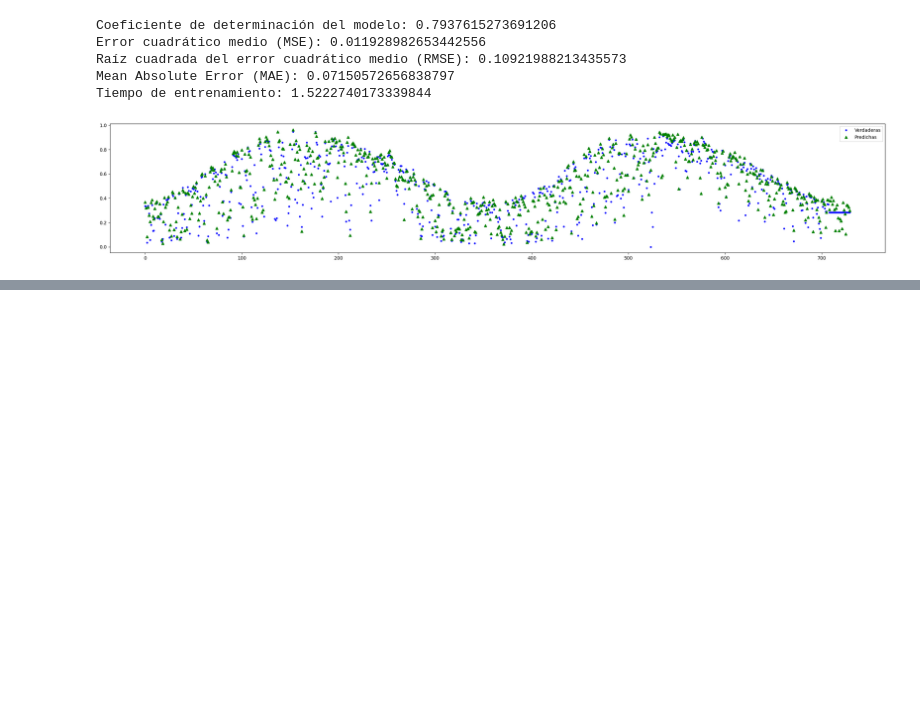
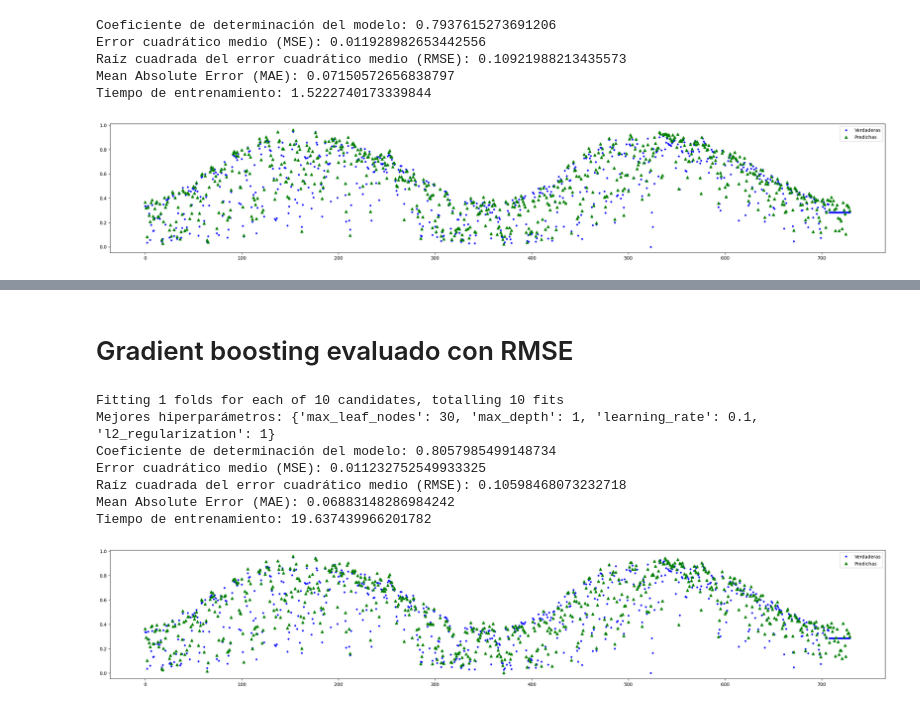
Before and after one commit to 100451183/Grupo8_Practica1, a Jupyter notebook: Grupo8_Practica1.ipynb, the cells around one changed output, grey strips where cells are left out. Drawn from its saved outputs; the diff is of its cells as text; code cells hidden in the pictures; blank space fills up the shorter version.

```diff
--- a/Grupo8_Practica1.ipynb
+++ b/Grupo8_Practica1.ipynb
@@ -1368,0 +1413,51 @@ Tiempo de entrenamiento: 1.5222740173339844
+# %% [markdown]
+# Gradient boosting evaluado con RMSE
+# %%
+param_grid = {'max_depth'         : [None, 1, 3, 5, 10, 20],
+              'learning_rate'     : [0.001, 0.01, 0.1, 0.2],
+              'l2_regularization' : [0, 1],
+              'max_leaf_nodes': [3, 10, 30]
+             }
+
+
+regr = RandomizedSearchCV (estimator  = HistGradientBoostingRegressor(max_iter            = 1000,
+                                                                      random_state        = 53,
+                                                                      # Activación de la parada temprana
+                                                                      validation_fraction = 0.1,
+                                                                      n_iter_no_change    = 5,
+                                                                      tol                 = 0.0001),
+                           param_distributions = param_grid,
+                           scoring='neg_root_mean_squared_error',
+                           cv=ps,
+                           n_jobs=-1,
+                           verbose=1)
+
+np.random.seed(53)
+start_time = time.time()
+regr.fit(X_train, y_train)
+end_time = time.time()
+
+y_pred = regr.predict(X_test)
+mse = mean_squared_error(y_test, y_pred)
+rmse = np.sqrt(mse)
+mae = mean_absolute_error(y_test, y_pred)
+r2 = r2_score(y_test, y_pred)
+tiempo_entrenamiento = end_time - start_time
+
+print('Mejores hiperparámetros:', regr.best_params_)
+print("Coeficiente de determinación del modelo:", r2)
+print("Error cuadrático medio (MSE):", mse)
+print("Raíz cuadrada del error cuadrático medio (RMSE):", rmse)
+print("Mean Absolute Error (MAE):", mae)
+print("Tiempo de entrenamiento:", tiempo_entrenamiento)
+
+pintaResultados(regr, 730)
+# %% [output]
+Fitting 1 folds for each of 10 candidates, totalling 10 fits
+Mejores hiperparámetros: {'max_leaf_nodes': 30, 'max_depth': 1, 'learning_rate': 0.1, 'l2_regularization': 1}
+Coeficiente de determinación del modelo: 0.8057985499148734
+Error cuadrático medio (MSE): 0.011232752549933325
+Raíz cuadrada del error cuadrático medio (RMSE): 0.10598468073232718
+Mean Absolute Error (MAE): 0.06883148286984242
+Tiempo de entrenamiento: 19.637439966201782
+[figure, added]
```
Also changed, not shown: parts of 7 cells of this notebook.
